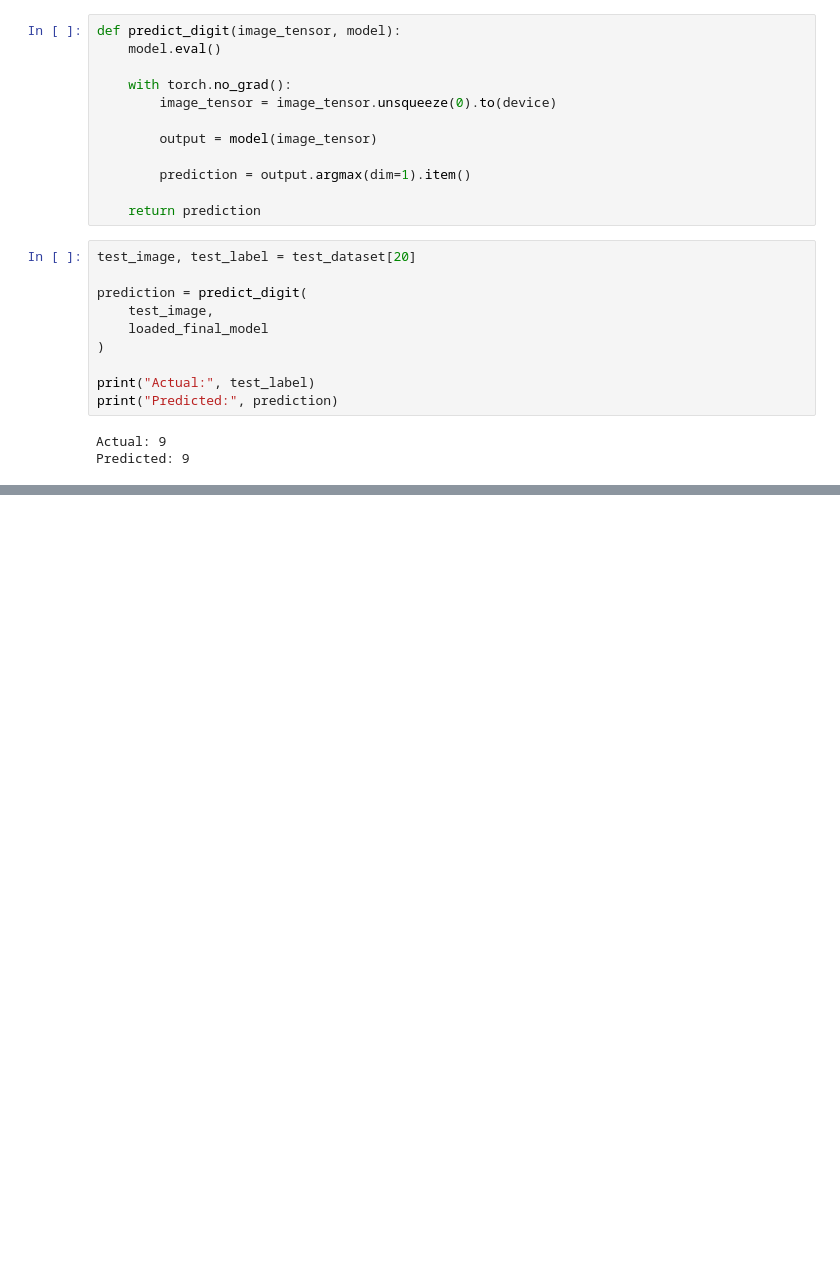
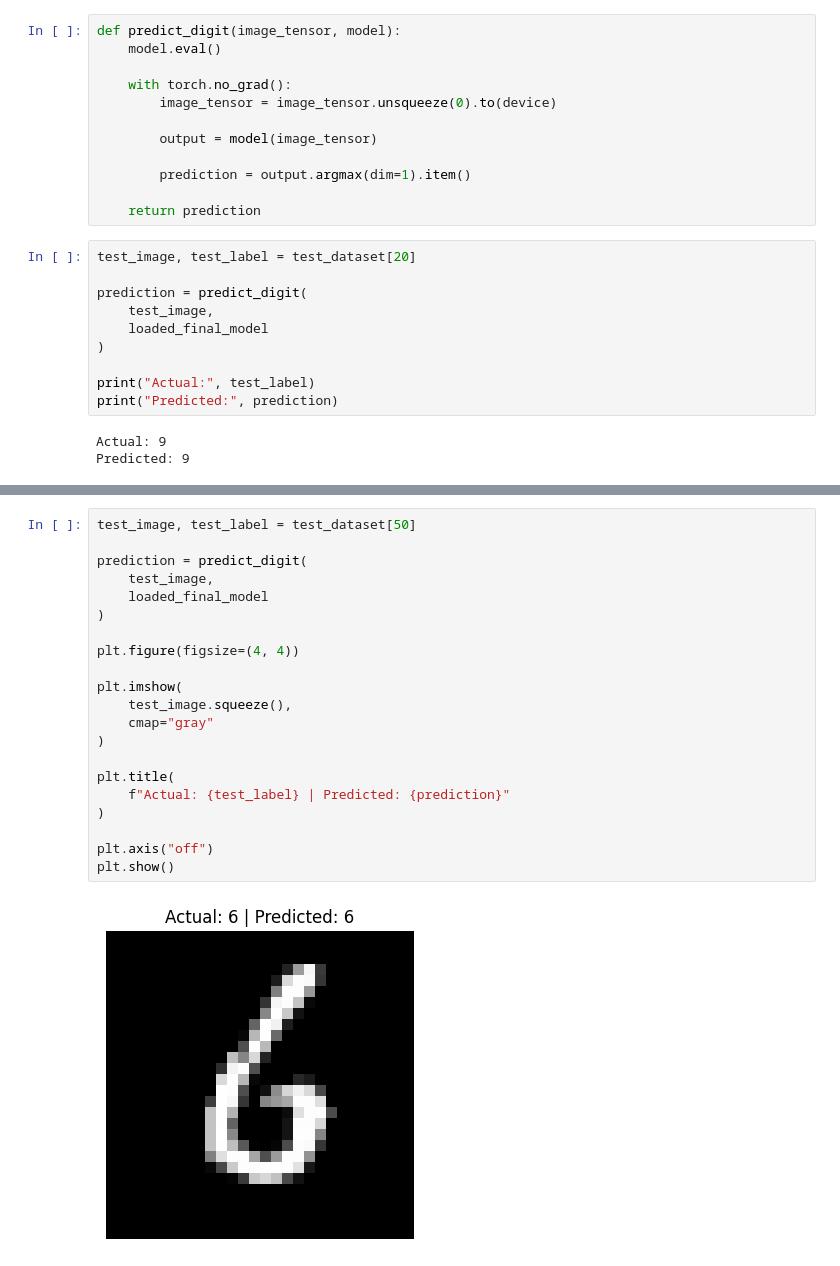
Before and after one commit to shriom17/MiniDigit-AI, a Jupyter notebook: MiniDigit-AI.ipynb, the cells around one changed output, grey strips where cells are left out. Drawn from its saved outputs; the diff is of its cells as text; blank space fills up the shorter version.

Commit message:
Complete final model evaluation and inference

```diff
--- a/MiniDigit-AI.ipynb
+++ b/MiniDigit-AI.ipynb
@@ -805,0 +847,23 @@ Predicted: 9
+# %%
+test_image, test_label = test_dataset[50]
+
+prediction = predict_digit(
+    test_image,
+    loaded_final_model
+)
+
+plt.figure(figsize=(4, 4))
+
+plt.imshow(
+    test_image.squeeze(),
+    cmap="gray"
+)
+
+plt.title(
+    f"Actual: {test_label} | Predicted: {prediction}"
+)
+
+plt.axis("off")
+plt.show()
+# %% [output]
+[figure, added]
```
Also changed, not shown: parts of 20 cells of this notebook.
